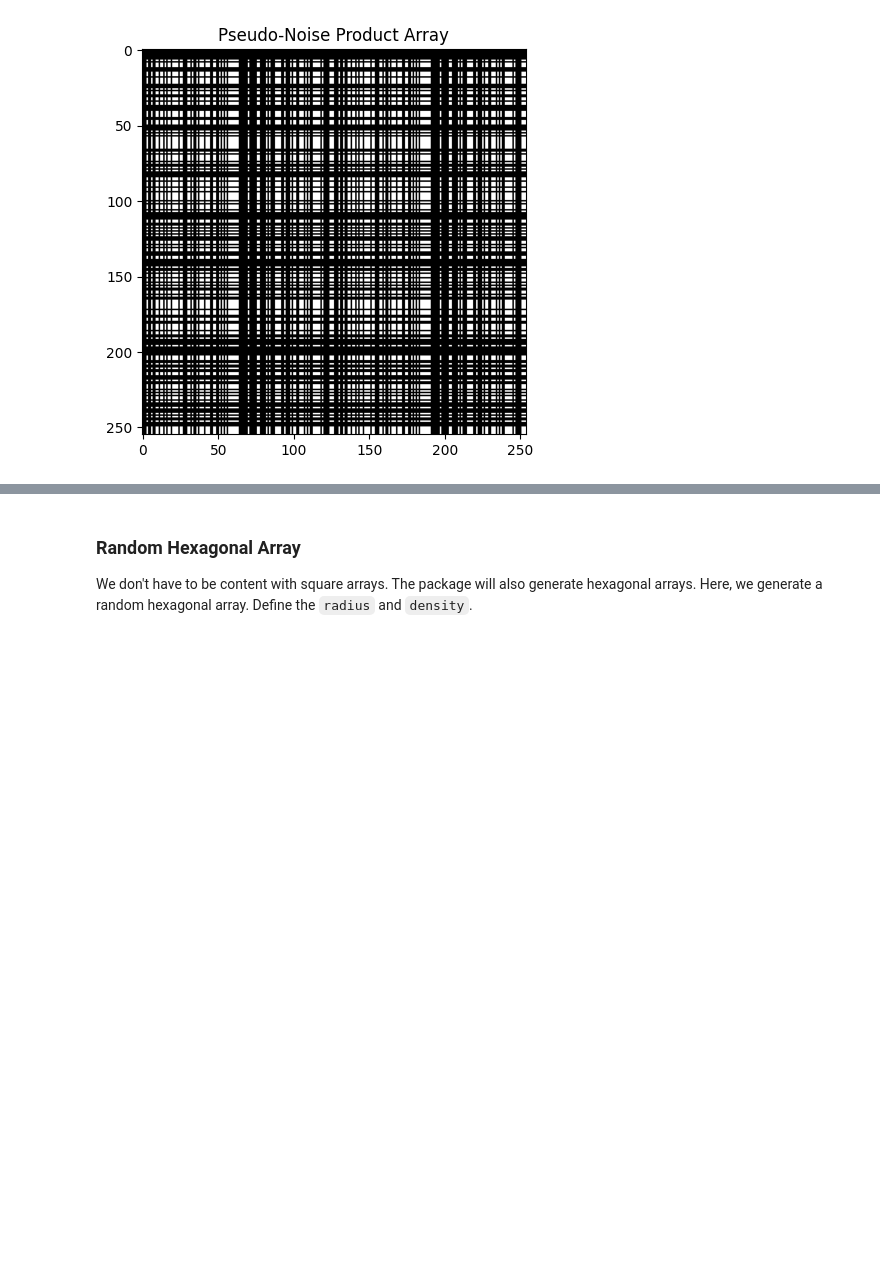
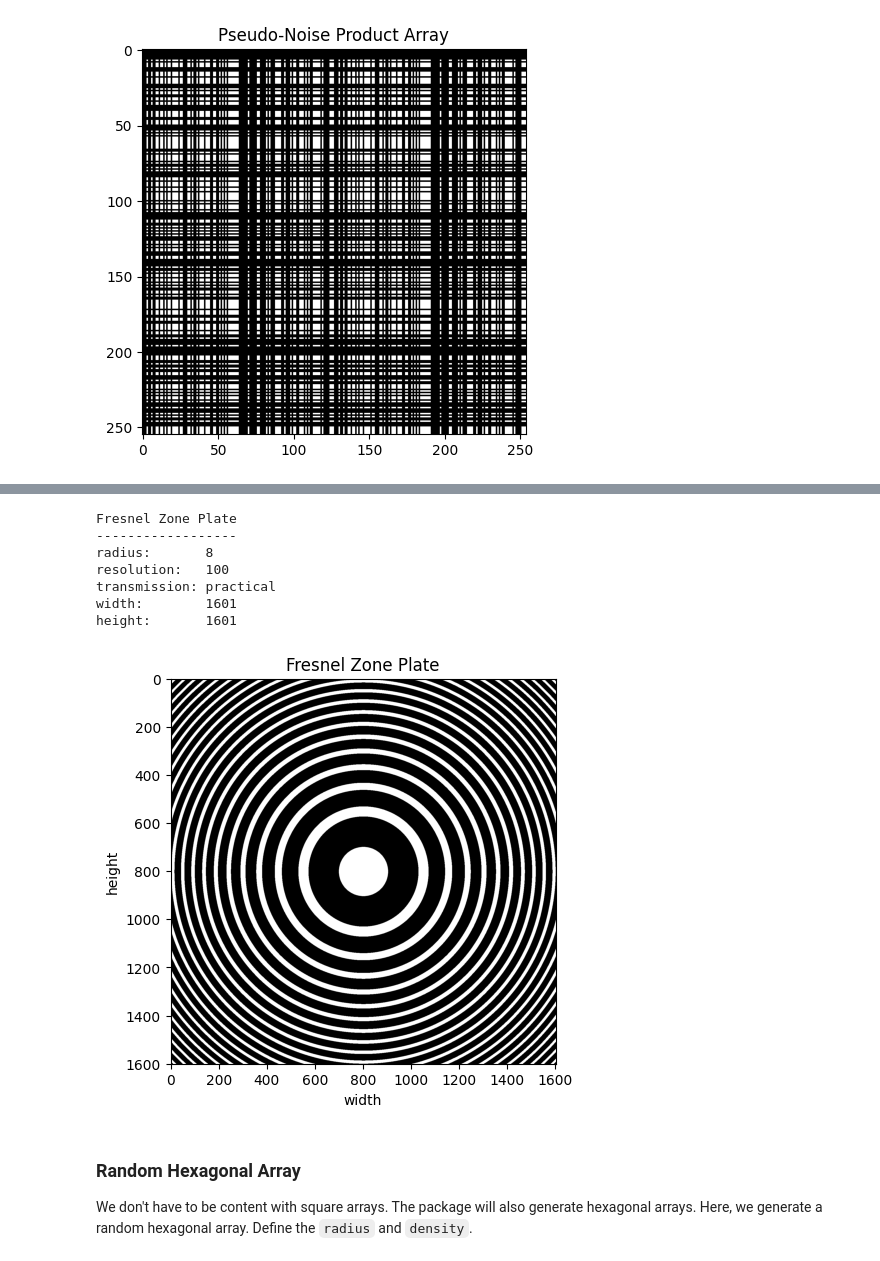
Before and after one commit to bpops/codedapertures, a Jupyter notebook: demo.ipynb, the cells around one changed output, grey strips where cells are left out. Cells and saved outputs as stored; diff of their text form; code cells hidden in the pictures; blank space fills up the shorter version.

```diff
--- a/demo.ipynb
+++ b/demo.ipynb
@@ -104,3 +120,15 @@ height:          255
+# %%
+fzp = ca.fzp(radius=8, resolution=100, transmission="practical")
+fzp.plot()
+# %% [output]
+Fresnel Zone Plate
+------------------
+radius:       8
+resolution:   100
+transmission: practical
+width:        1601
+height:       1601
+[figure, added]
 # %% [markdown]
 ### Random Hexagonal Array
 
```
Also changed, not shown: parts of 8 cells of this notebook, 2 other files.
